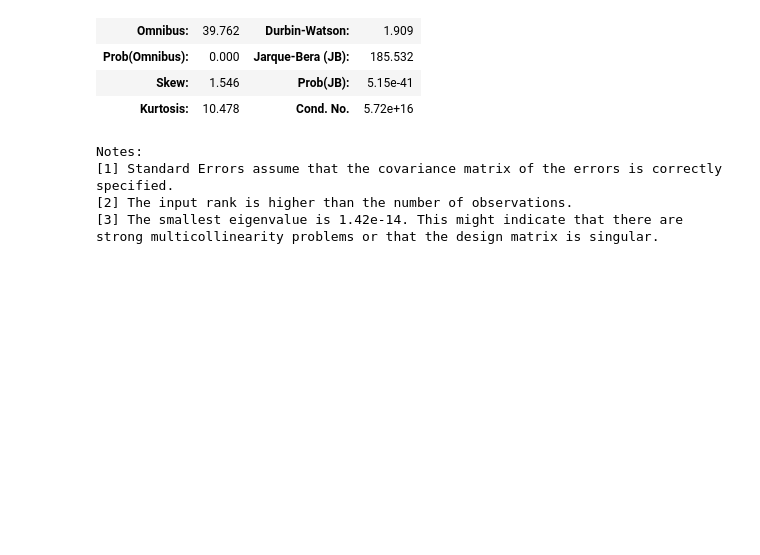
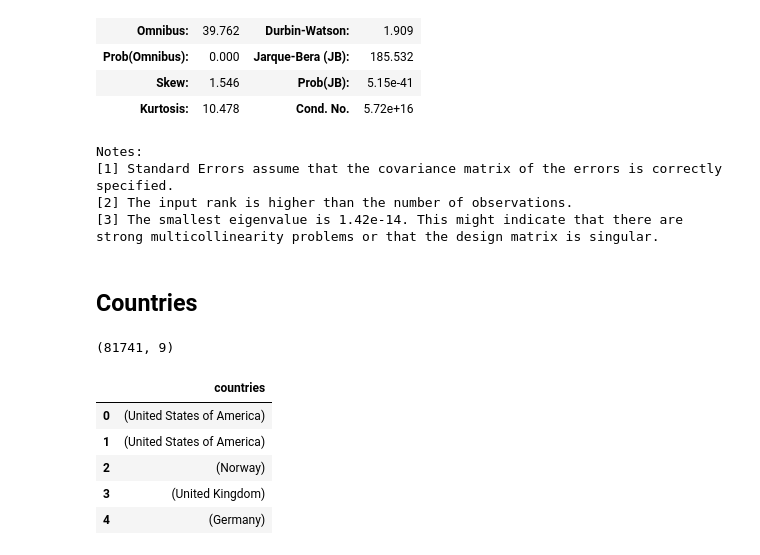
Before and after one commit to epfl-ada/ada-2022-project-theadaholics, a Jupyter notebook: main.ipynb, the cells around one changed output. Saved outputs shown, nothing was run; the diff lists cells and outputs as text; code cells hidden in the pictures; blank space fills up the shorter version.

```diff
--- a/main.ipynb
+++ b/main.ipynb
@@ -1275,3 +1271,27 @@ Notes:
 [2] The input rank is higher than the number of observations.
 [3] The smallest eigenvalue is 1.42e-14. This might indicate that there are
 strong multicollinearity problems or that the design matrix is singular.
+# %% [markdown]
+## Countries
+# %%
+# sort by country
+import json
+movies_header = ['wikipedia_id', 'freebase_id', 'name', 'release_date', 'box_office_revenue', 'runtime', 'languages', 'countries', 'genres']
+movies = pd.read_csv('data/movie.metadata.tsv', sep='\t', header=None, names=movies_header)
+data = pd.read_csv('data/movie.metadata.tsv', sep='\t', header=None, names=movies_header)
+movies.head(5)
+print(movies.shape)
+# movies=movies['countries'].apply(lambda row: len((eval(row).values())))
+movies=movies['countries'].apply(lambda row: (eval(row).values()))
+movies= pd.DataFrame(movies,columns=['countries'])
+# movies['countries'].apply(len)
+# movies.describe()
+movies.head()
+# %% [output]
+(81741, 9)
+|  | countries |
+| 0 | (United States of America) |
+| 1 | (United States of America) |
+| 2 | (Norway) |
+| 3 | (United Kingdom) |
+| 4 | (Germany) |
```
Also changed, not shown: parts of 8 cells of this notebook, 3 other files.
